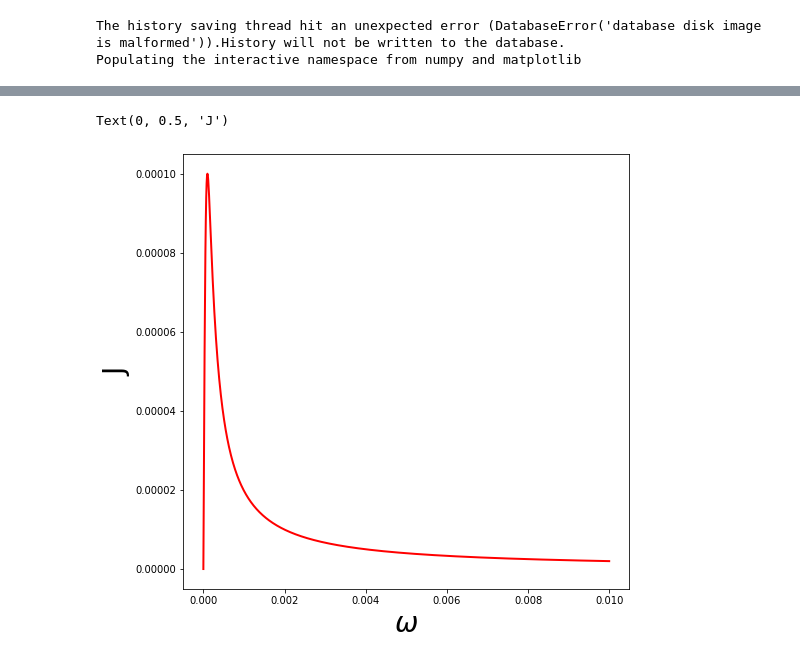
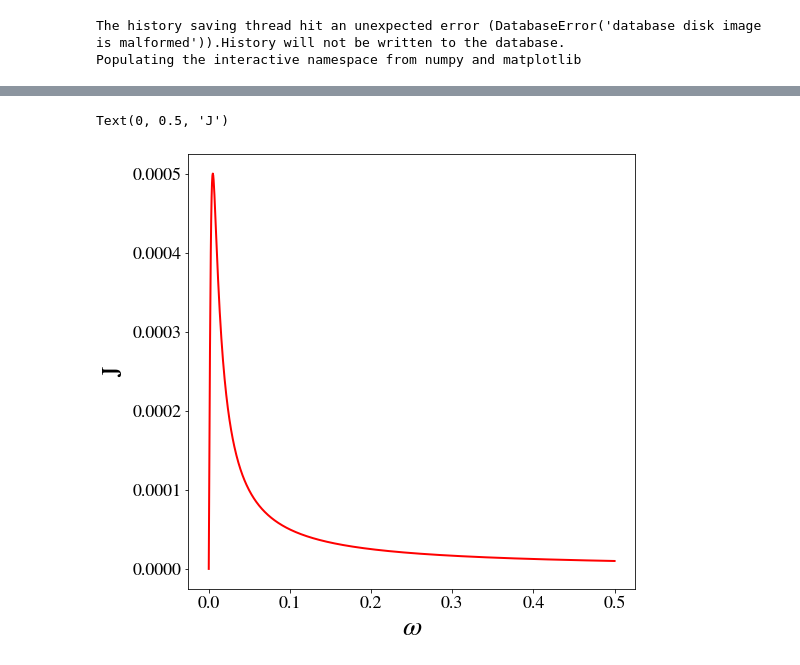
Before and after one commit to tehruhn/bofin_fast, a Jupyter notebook: example 3 dynamical decoupling.ipynb, the cells around one changed output, grey strips where cells are left out. Drawn from its saved outputs; the diff is of its cells as text; code cells hidden in the pictures.

```diff
--- a/example 3 dynamical decoupling.ipynb
+++ b/example 3 dynamical decoupling.ipynb
@@ -132,33 +47,31 @@ The first example is the full evolution with the natural precession, almost no n
 # %%
-#dynamical decoupling test
-wq = 20.0
-Hsys = wq * 0.5 * sigmaz()
+#A weakly coupled but very underdamped environment is the easiest to dynamically decouple.
+
 
 
 pref = 1.
-#K is the matsubara terms; if temperature < system energy,  N>1
 Nk=1
 
 Q=sigmaz()
-T= 1.
+T= .05
 beta=1./T
-#beta = 1/10.
 
-lam = 0.0001
-gamma = 0.0001
+lam = 0.0005
+gamma = 0.005
 
 
-wlist = np.linspace(0, 0.01, 1000)
+
+wlist = np.linspace(0, 0.5, 1000)
 pref = 1.
 
 J = [w * 2 * lam * gamma / ((gamma**2 + w**2)) for w in wlist]
 
-# Plot the results
+
 fig, axes = plt.subplots(1, 1, sharex=True, figsize=(8,8))
 axes.plot(wlist, J, 'r', linewidth=2)
 axes.set_xlabel(r'$\omega$', fontsize=28)
 axes.set_ylabel(r'J', fontsize=28)
 # %% [output]
 Text(0, 0.5, 'J')
-[figure, old version]
+[figure, new version]
 # %%
```
Also changed, not shown: parts of 20 cells of this notebook, 3 other files.
